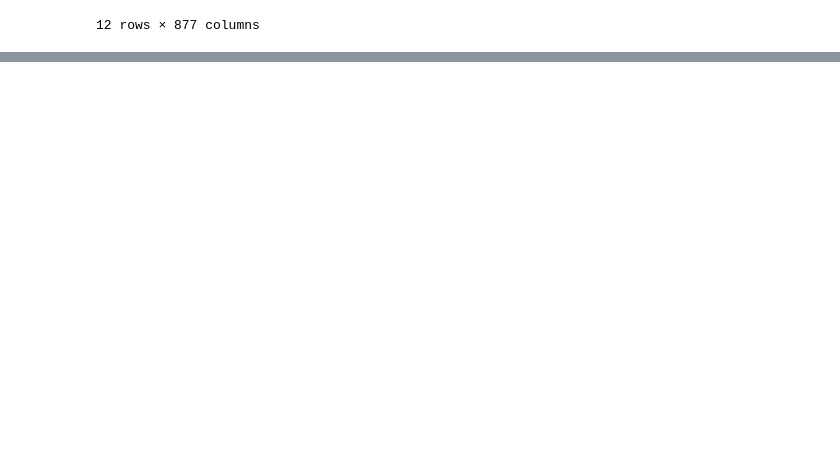
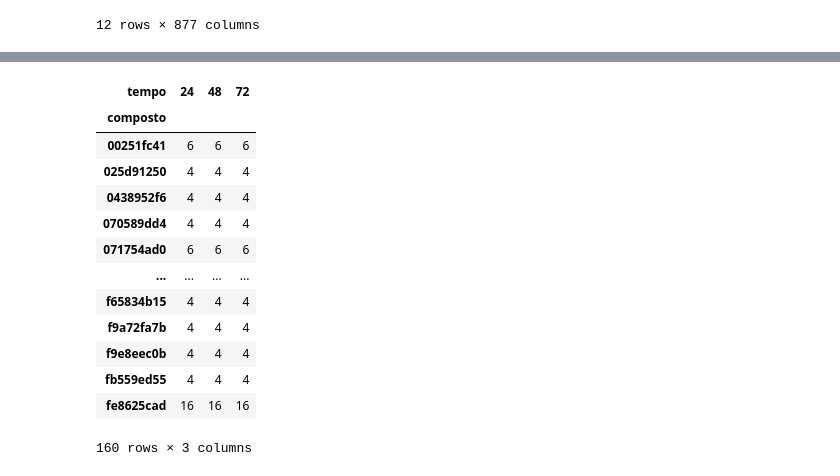
Before and after one commit to ClarisseAlvarenga/Imersao_Alura_3_edicao, a Jupyter notebook: Imersão_Dados_III_Alura_Clarisse.ipynb, the cells around one changed output, grey strips where cells are left out. Saved outputs shown, nothing was run; the diff lists cells and outputs as text; code cells hidden in the pictures; blank space fills up the shorter version.

```diff
--- a/Imersão_Dados_III_Alura_Clarisse.ipynb
+++ b/Imersão_Dados_III_Alura_Clarisse.ipynb
@@ -1341,0 +1338,3 @@ https://github.com/ClarisseAlvarenga/imersao-dados-desafio-final
+# %%
+compostos_a_excluir = list(compostos_multimoa.query('composto in @compostos_unicos_d1').index)
+compostos_a_excluir
@@ -1341,0 +1343,3 @@ https://github.com/ClarisseAlvarenga/imersao-dados-desafio-final
+# %%
+compostos_multimoa_clean = compostos_multimoa.drop(index=compostos_a_excluir)
+compostos_multimoa_clean
@@ -1341,0 +1364,17 @@ https://github.com/ClarisseAlvarenga/imersao-dados-desafio-final
+# %%
+comparativo_tempo_moa
+# %% [output]
+| tempo | 24 | 48 | 72 |
+| composto |  |  |  |
+| 00251fc41 | 6 | 6 | 6 |
+| 025d91250 | 4 | 4 | 4 |
+| 0438952f6 | 4 | 4 | 4 |
+| 070589dd4 | 4 | 4 | 4 |
+| 071754ad0 | 6 | 6 | 6 |
+| ... | ... | ... | ... |
+| f65834b15 | 4 | 4 | 4 |
+| f9a72fa7b | 4 | 4 | 4 |
+| f9e8eec0b | 4 | 4 | 4 |
+| fb559ed55 | 4 | 4 | 4 |
+| fe8625cad | 16 | 16 | 16 |
+160 rows × 3 columns
```
Also changed, not shown: parts of 51 cells of this notebook.
